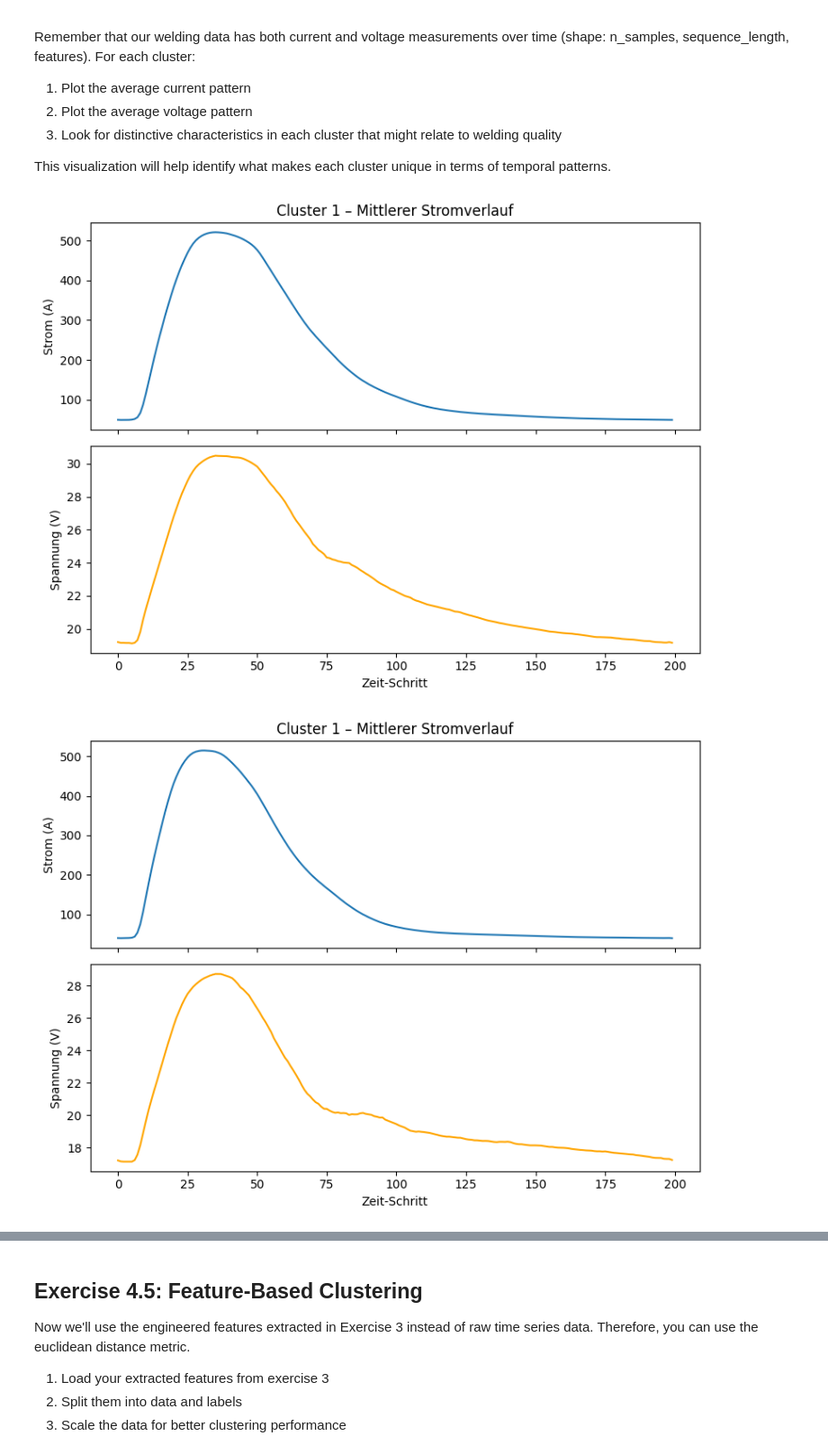
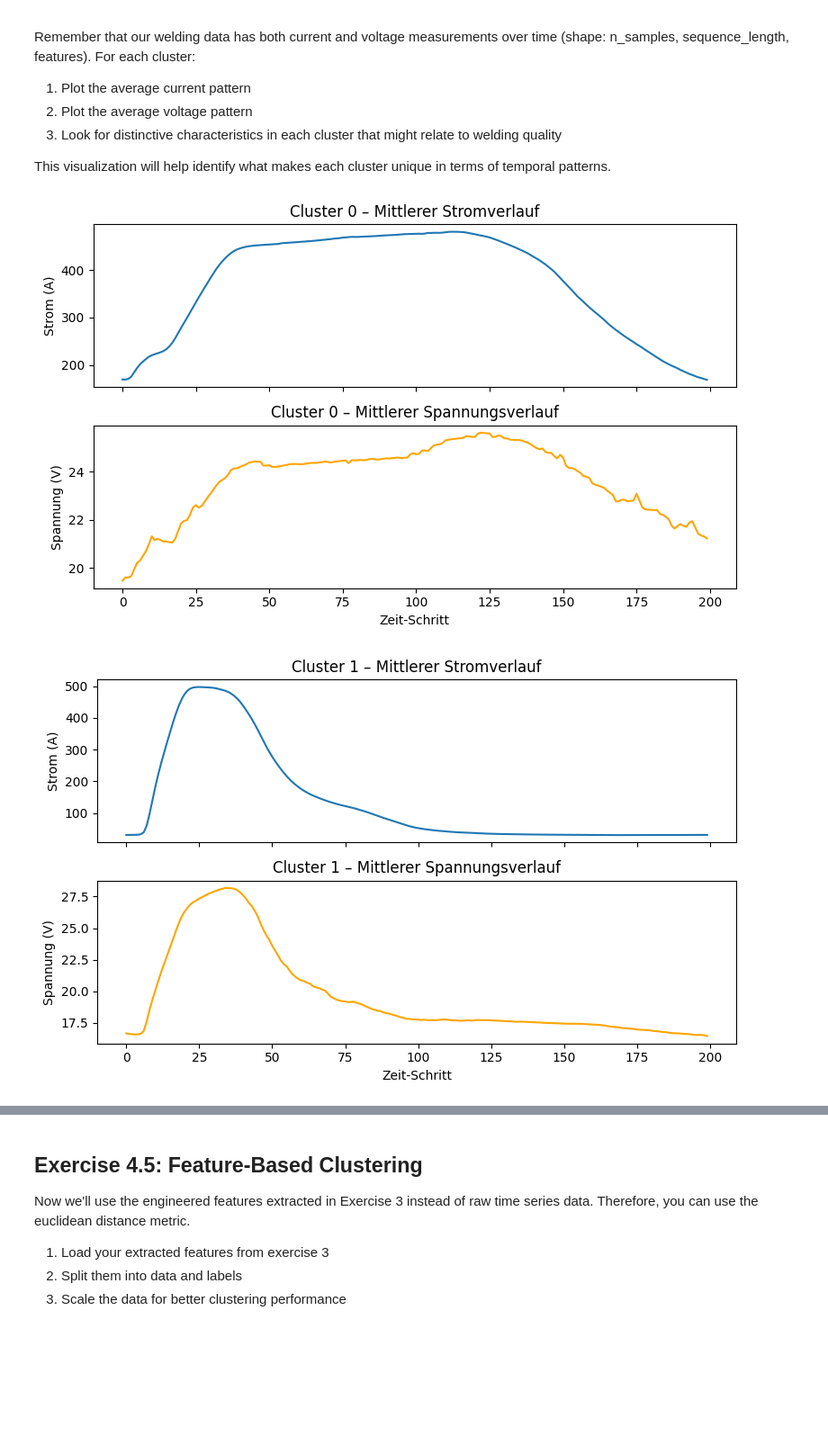
Before and after one commit to Lars-Hendrik2701/AMLProjectPart1, a Jupyter notebook: ex_04_clustering.ipynb, the cells around one changed output, grey strips where cells are left out. Shown: that part at 90% size. Cells and saved outputs as stored; diff of their text form; code cells hidden in the pictures; blank space fills up the shorter version.

```diff
--- a/ex_04_clustering.ipynb
+++ b/ex_04_clustering.ipynb
@@ -151,23 +162,35 @@ Remember that our welding data has both current and voltage measurements over ti
 
 This visualization will help identify what makes each cluster unique in terms of temporal patterns.
 # %%
-k = np.max(labels) + 1  # Anzahl Cluster
-time = np.arange(data.shape[1])
+# Wähle das Label-Array z.B. labels_euclid oder labels_dtw
+labels_to_plot = labels_euclid  # oder labels_dtw
 
-# Für jedes Cluster mitteln und plotten
+k = labels_to_plot.max() + 1  # Anzahl der Cluster
+time = np.arange(data.shape[1])  # Zeitachse (Timesteps)
+
 for cluster_id in range(k):
-    cluster_idx = np.where(labels == cluster_id)[0]
-    mean_ts = data[cluster_idx].mean(axis=0)  # Form: (T, 2)
+    # Indizes aller Samples, die zu diesem Cluster gehören
+    cluster_idx = np.where(labels_to_plot == cluster_id)[0]
+    if len(cluster_idx) == 0:
+        continue  # überspringe leere Cluster
 
-    fig, (ax1, ax2) = plt.subplots(2, 1, figsize=(8, 6), sharex=True)
+    # Mittelwert über alle Zyklen im Cluster (axis=0 summiert über Samples)
+    mean_ts = data[cluster_idx].mean(axis=0)  # Shape: (Timesteps, 2)
+
+    # Plot für Strom und Spannung
+    fig, (ax1, ax2) = plt.subplots(2, 1, figsize=(8, 5), sharex=True)
+
     ax1.plot(time, mean_ts[:, 0])
     ax1.set_ylabel("Strom (A)")
-    ax1.set_title("Cluster 1 – Mittlerer Stromverlauf")
+    ax1.set_title(f"Cluster {cluster_id} – Mittlerer Stromverlauf")
+
     ax2.plot(time, mean_ts[:, 1], color="orange")
     ax2.set_ylabel("Spannung (V)")
     ax2.set_xlabel("Zeit-Schritt")
+    ax2.set_title(f"Cluster {cluster_id} – Mittlerer Spannungsverlauf")
+
     plt.tight_layout()
     plt.show()
 # %% [output]
-[figure, old version]
+[figure, new version]
-[figure, old version]
+[figure, new version]
```
Also changed, not shown: parts of 7 cells of this notebook, 3 other files.
